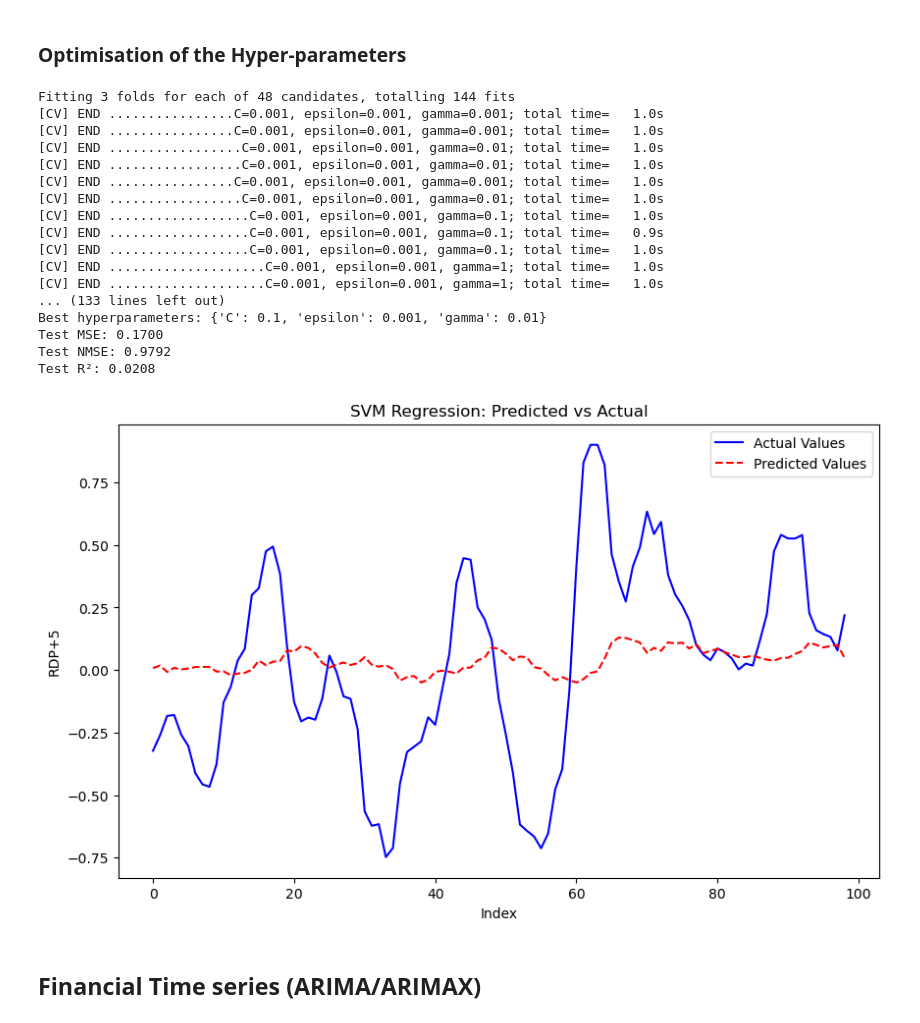
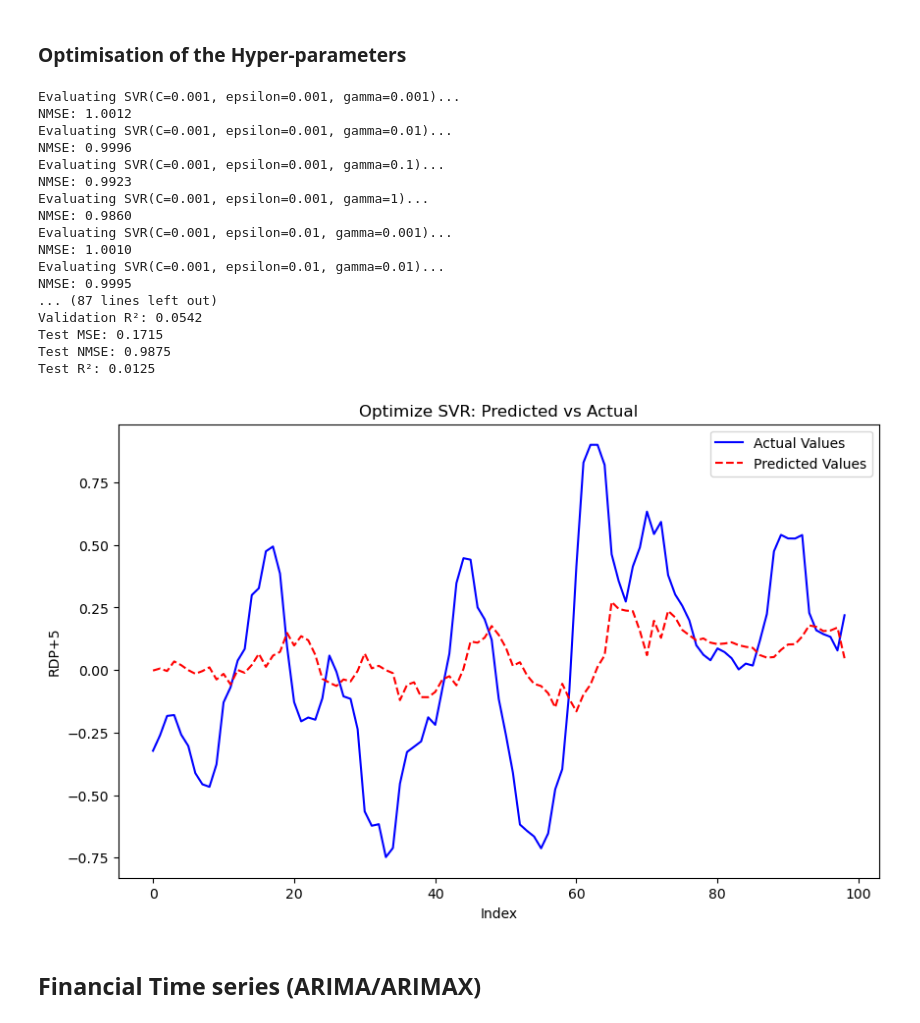
Before and after one commit to Jimmy-Bao-01/AML_project, a Jupyter notebook: nb_new_data.ipynb, the cells around one changed output. Cells and saved outputs as stored; diff of their text form; code cells hidden in the pictures.

```diff
--- a/nb_new_data.ipynb
+++ b/nb_new_data.ipynb
@@ -305,7 +374,7 @@ param_grid = {
     "gamma": [0.001 ,0.01, 0.1, 1]
 }
 # Optimize hyperparameters
-optimization_results = optimize_svm(train_data, val_data, features, target, param_grid)
+optimization_results = optimize_svr_nmse(train_data, val_data, features, target, param_grid)
 
 # Evaluate the best model on the test set
 best_model = optimization_results["best_model"]
@@ -321,28 +390,28 @@ print(f"Test MSE: {test_mse:.4f}")
 print(f"Test NMSE: {test_nmse:.4f}")
 print(f"Test R²: {test_r2:.4f}")
 # %% [output]
-Fitting 3 folds for each of 48 candidates, totalling 144 fits
-[CV] END ................C=0.001, epsilon=0.001, gamma=0.001; total time=   1.0s
-[CV] END ................C=0.001, epsilon=0.001, gamma=0.001; total time=   1.0s
-[CV] END .................C=0.001, epsilon=0.001, gamma=0.01; total time=   1.0s
-[CV] END .................C=0.001, epsilon=0.001, gamma=0.01; total time=   1.0s
-[CV] END ................C=0.001, epsilon=0.001, gamma=0.001; total time=   1.0s
-[CV] END .................C=0.001, epsilon=0.001, gamma=0.01; total time=   1.0s
-[CV] END ..................C=0.001, epsilon=0.001, gamma=0.1; total time=   1.0s
-[CV] END ..................C=0.001, epsilon=0.001, gamma=0.1; total time=   0.9s
-[CV] END ..................C=0.001, epsilon=0.001, gamma=0.1; total time=   1.0s
-[CV] END ....................C=0.001, epsilon=0.001, gamma=1; total time=   1.0s
-[CV] END ....................C=0.001, epsilon=0.001, gamma=1; total time=   1.0s
-... (133 lines left out)
-Best hyperparameters: {'C': 0.1, 'epsilon': 0.001, 'gamma': 0.01}
-Test MSE: 0.1700
-Test NMSE: 0.9792
-Test R²: 0.0208
+Evaluating SVR(C=0.001, epsilon=0.001, gamma=0.001)...
+NMSE: 1.0012
+Evaluating SVR(C=0.001, epsilon=0.001, gamma=0.01)...
+NMSE: 0.9996
+Evaluating SVR(C=0.001, epsilon=0.001, gamma=0.1)...
+NMSE: 0.9923
+Evaluating SVR(C=0.001, epsilon=0.001, gamma=1)...
+NMSE: 0.9860
+Evaluating SVR(C=0.001, epsilon=0.01, gamma=0.001)...
+NMSE: 1.0010
+Evaluating SVR(C=0.001, epsilon=0.01, gamma=0.01)...
+NMSE: 0.9995
+... (87 lines left out)
+Validation R²: 0.0542
+Test MSE: 0.1715
+Test NMSE: 0.9875
+Test R²: 0.0125
 # %%
 # Plot predictions for a specific range (e.g., last 100 data points)
-plot_predictions(y_test, test_predictions, start_idx=-100, end_idx=-1)
+plot_predictions(y_test, test_predictions, name_model="Optimize SVR",start_idx=-100, end_idx=-1)
 # %% [output]
-[figure, old version]
+[figure, new version]
 # %% [markdown]
 ## **Financial Time series (ARIMA/ARIMAX)**
 # %%
```
Also changed, not shown: parts of 16 cells of this notebook.
